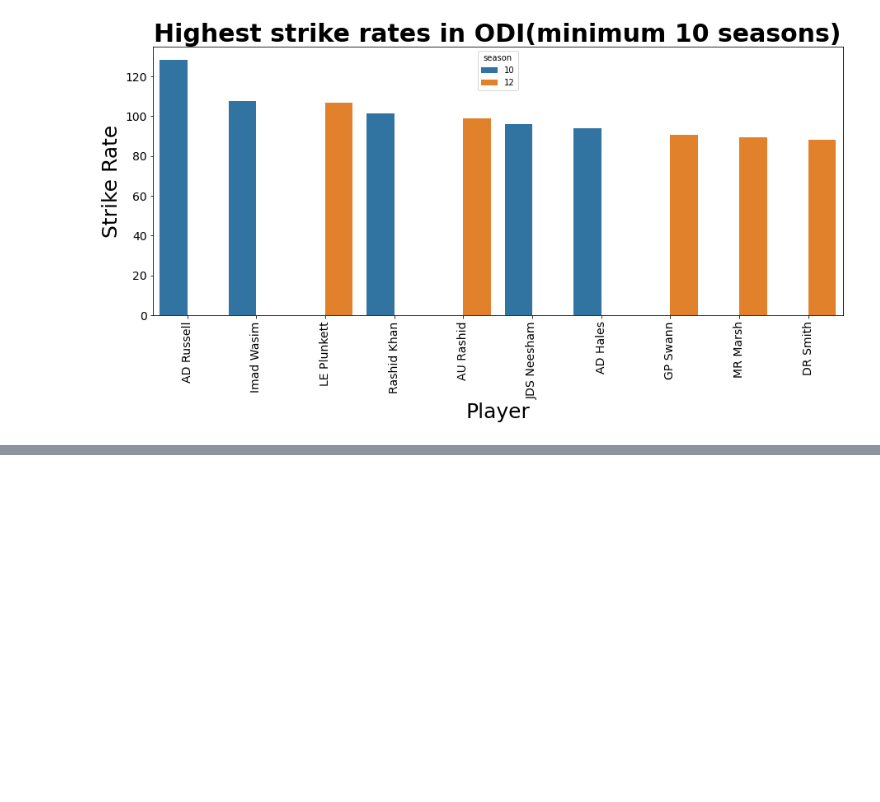
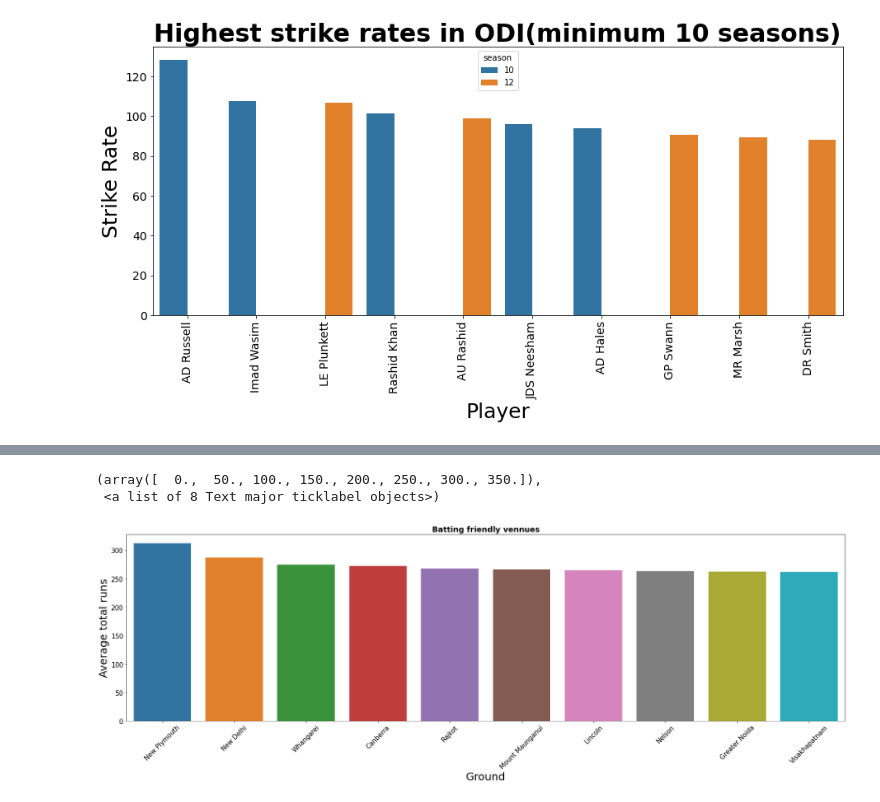
Before and after one commit to AsifRifat/Cricket-Outcome-Predictor, a Jupyter notebook: CricketOutcomePrediction.ipynb, the cells around one changed output, grey strips where cells are left out. Saved outputs shown, nothing was run; the diff lists cells and outputs as text; code cells hidden in the pictures; blank space fills up the shorter version.

```diff
--- a/CricketOutcomePrediction.ipynb
+++ b/CricketOutcomePrediction.ipynb
@@ -446,0 +481,16 @@ extra.T
+# %%
+battingheaven = df3.groupby(['Ground']).mean()
+battingheaven=battingheaven.sort_values(by=['runs'],ascending=False)
+battingheaven['Ground']=battingheaven.index
+battingheaven = battingheaven.head(10)
+plt.figure(figsize=(30,8))
+sns.barplot(x=battingheaven['Ground'], y=battingheaven['runs'], hue=None, data = battingheaven)
+plt.title("Batting friendly vennues",fontsize=18,fontweight="bold")
+plt.ylabel("Average total runs", size = 25)
+plt.xlabel("Ground", size = 25)
+plt.xticks(size = 15,rotation=45)
+plt.yticks(size = 15)
+# %% [output]
+(array([  0.,  50., 100., 150., 200., 250., 300., 350.]),
+ <a list of 8 Text major ticklabel objects>)
+[figure, added]
```
Also changed, not shown: parts of 12 cells of this notebook.
